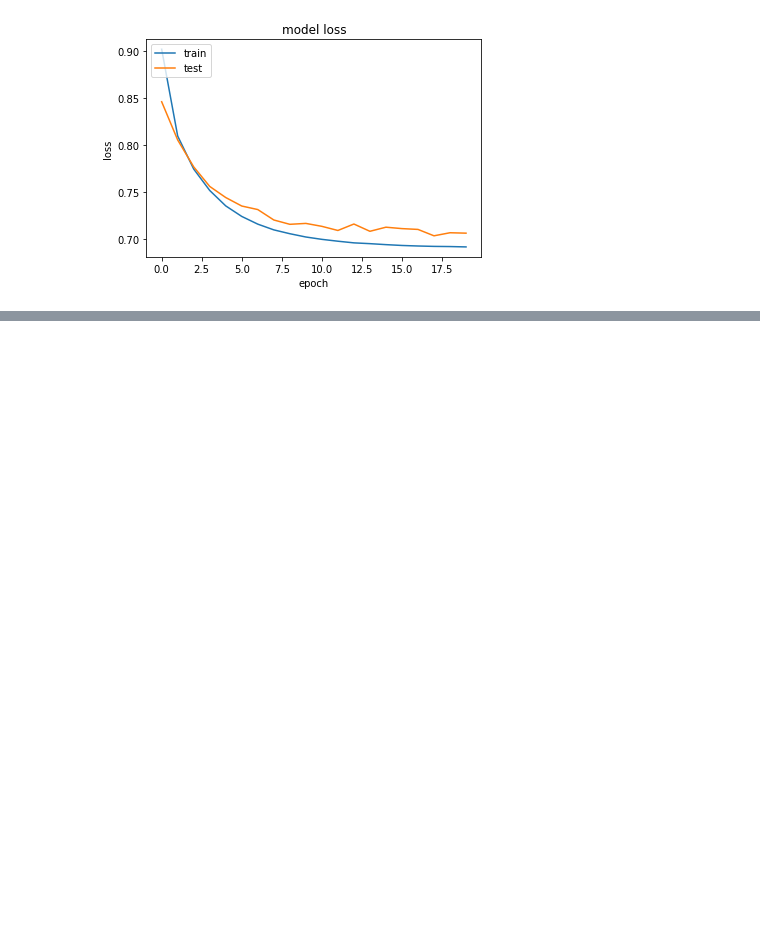
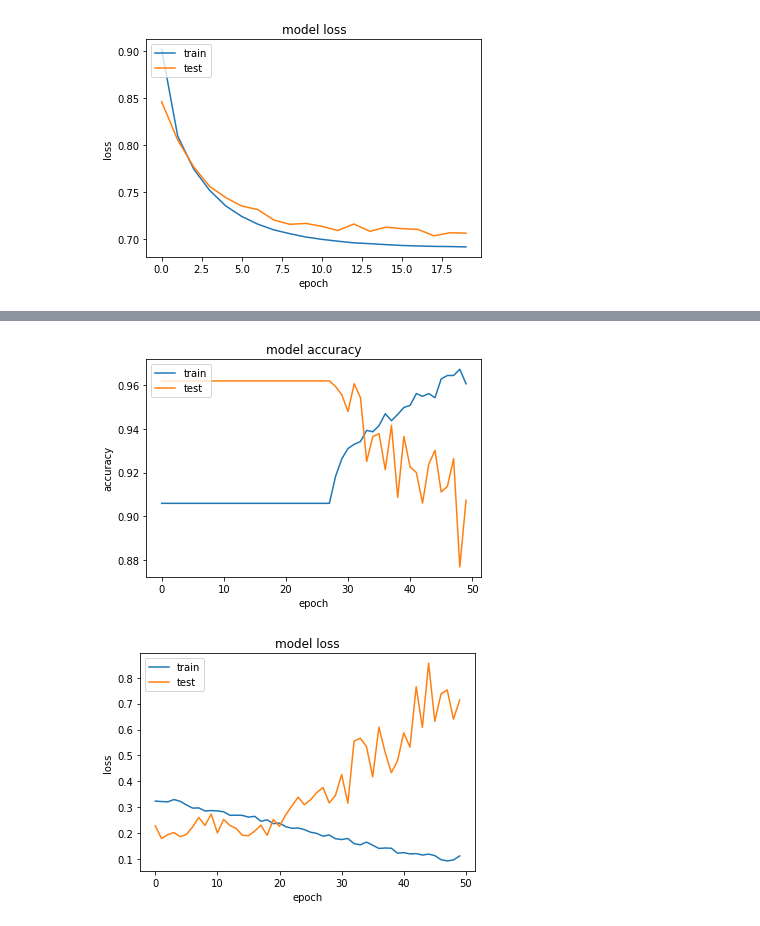
Before and after one commit to sowmen/Deepfake-Challenge-Kaggle, a Jupyter notebook: Logistic_Network_Baseline.ipynb, the cells around one changed output, grey strips where cells are left out. Drawn from its saved outputs; the diff is of its cells as text; code cells hidden in the pictures; blank space fills up the shorter version.

```diff
--- a/Logistic_Network_Baseline.ipynb
+++ b/Logistic_Network_Baseline.ipynb
@@ -326,5 +310,5 @@ print(x_orig[0].shape)
 # %%
-x_np = np.array(x_orig).reshape(-1, 224, 224, 3)
+x_np = np.array(x_orig).reshape(-1, 200, 200, 3)
 y_np = np.array(y_orig)
 # X_test = np.array(X_test).reshape(-1,224,224,3)
 # Y_test = np.array(Y_test)
@@ -973,0 +986,17 @@ plt.show()
+# %%
+modelv.compile(
+    loss = 'binary_crossentropy',
+    optimizer = 'adam',
+    metrics = ['accuracy']
+)
+# %%
+checkpointer = ModelCheckpoint(filepath="best_weights.hdf5",
+                               monitor = 'val_accuracy',
+                               verbose=1,
+                               save_best_only=True)
+# %%
+hist = modelv.fit(x_np, y_np,
+                  batch_size=32,
+                  epochs=50,
+                  validation_split = 0.2,
+                  callbacks=[checkpointer])
@@ -973,0 +1023,20 @@ plt.show()
+# %%
+# summarize history for accuracy
+plt.plot(hist.history['accuracy'])
+plt.plot(hist.history['val_accuracy'])
+plt.title('model accuracy')
+plt.ylabel('accuracy')
+plt.xlabel('epoch')
+plt.legend(['train', 'test'], loc='upper left')
+plt.show()
+# summarize history for loss
+plt.plot(hist.history['loss'])
+plt.plot(hist.history['val_loss'])
+plt.title('model loss')
+plt.ylabel('loss')
+plt.xlabel('epoch')
+plt.legend(['train', 'test'], loc='upper left')
+plt.show()
+# %% [output]
+[figure, added]
+[figure, added]
```
Also changed, not shown: parts of 26 cells of this notebook.
